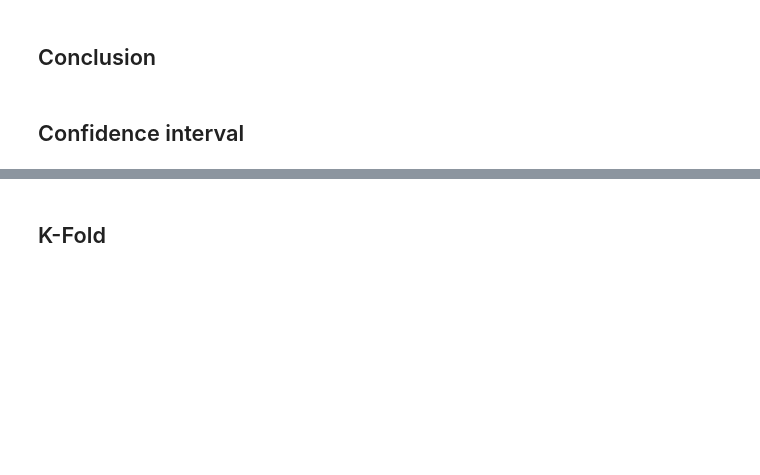
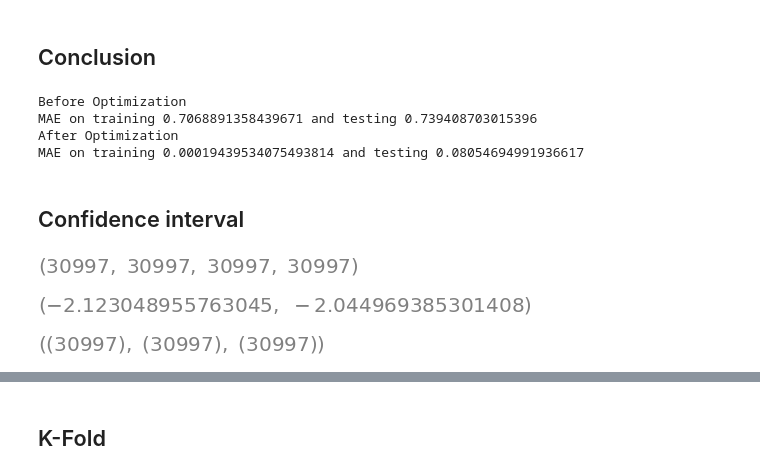
Before and after one commit to tridungduong16/InterpretableMachineLearning-ComprehensiveSurvey, a Jupyter notebook: Source Code/my_work/experiment/application/EconML_Purchase_Demand.ipynb, the cells around one changed output, grey strips where cells are left out. Cells and saved outputs as stored; diff of their text form; code cells hidden in the pictures; blank space fills up the shorter version.

```diff
--- a/Source Code/my_work/experiment/application/EconML_Purchase_Demand.ipynb
+++ b/Source Code/my_work/experiment/application/EconML_Purchase_Demand.ipynb
@@ -216,6 +216,8 @@ MAE 0.01
 # %%
 train, test = train_test_split(train_data, test_size=0.1, random_state = 1)
 
+train = train.reset_index(drop=True)
+test = test.reset_index(drop=True)
 ## Fit treatment
 model_t = LogisticRegression()
 model_t.fit(train[cov], train[treatment])
@@ -380,6 +399,11 @@ print("Before Optimization")
 print("MAE on training {} and testing {}".format(origin_mae_train, origin_mae_test))
 print("After Optimization")
 print("MAE on training {} and testing {}".format(optimal_mae_train, optimal_mae_test))
+# %% [output]
+Before Optimization
+MAE on training 0.7068891358439671 and testing 0.739408703015396
+After Optimization
+MAE on training 0.00019439534075493814 and testing 0.08054694991936617
 # %% [markdown]
 ## Confidence interval
 # %%
@@ -413,3 +437,7 @@ for i in tqdm(range(len(delta_seq))):
     uppers_test.append(upper_test)
     means_train.append(mean_train)
     means_test.append(mean_test)
+# %%
+len(uppers_train), len(lowers_train), len(delta_seq), len(means_train)
+# %% [output]
+[figure, added]
@@ -415,0 +448,4 @@ for i in tqdm(range(len(delta_seq))):
+# %%
+lowers_train[0], uppers_train[0]
+# %% [output]
+[figure, added]
@@ -416,3 +454,7 @@ for i in tqdm(range(len(delta_seq))):
+# %%
+lowers_train.shape, uppers_train.shape, delta_seq.shape
+# %% [output]
+[figure, added]
 # %%
 plt.plot(delta_seq, means_train, label='Estimation effect')
 plt.axhline(y=true_effect_train, color='r', linestyle='-', label = "True effect")
```
Also changed, not shown: parts of 17 cells of this notebook, 52 other files.
